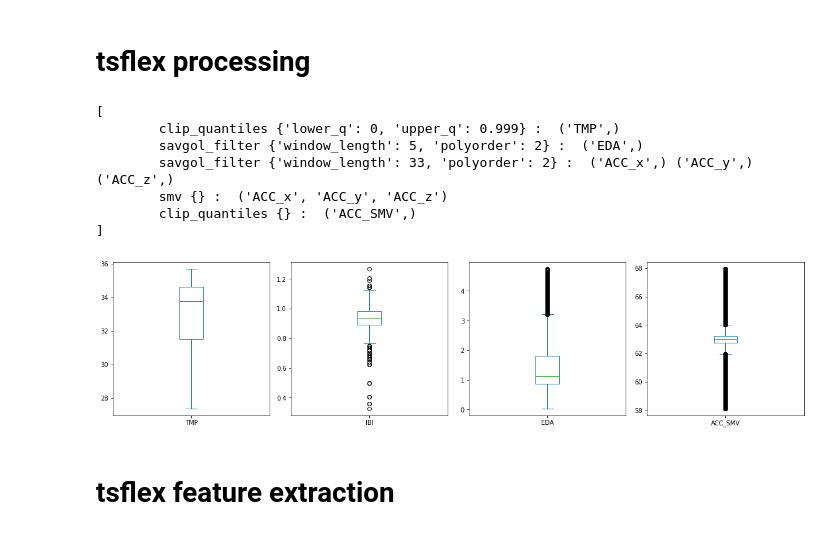
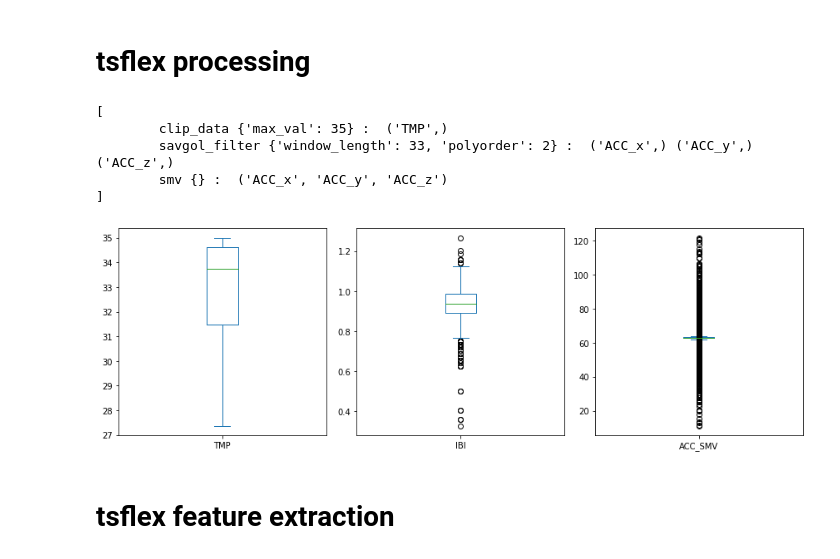
Before and after one commit to predict-idlab/tsflex, a Jupyter notebook: examples/tsflex_paper.ipynb, the cells around one changed output. Cells and saved outputs as stored; diff of their text form; code cells hidden in the pictures.

```diff
--- a/examples/tsflex_paper.ipynb
+++ b/examples/tsflex_paper.ipynb
@@ -18,6 +12,7 @@ data = [df_tmp, df_acc, df_gsr, df_ibi]
 # %%
 from pandas.tseries.frequencies import to_offset
 
+data = [df_tmp, df_acc, df_ibi]
 for df in data:
     print("Time-series:", df.columns.values)
     print(df.shape)
@@ -50,7 +41,8 @@ from plotly.subplots import make_subplots
 
 fig = make_subplots(
     rows=len(data), cols=1, shared_xaxes=True,
-    subplot_titles=[df.columns.values[0].split('_')[0] for df in data]
+    subplot_titles=[df.columns.values[0].split('_')[0] for df in data],
+    vertical_spacing=0.1,
 )
 
 for plot_idx, df in enumerate(data, 1):
@@ -64,5 +56,5 @@ for plot_idx, df in enumerate(data, 1):
 
 fig.update_layout(height=len(data)*200)
 
-fig.show(renderer='iframe')
+fig.show(renderer="png", width=1500)
 # %% [output]
@@ -70,7 +62,7 @@ fig.show(renderer='iframe')
 # %%
 import matplotlib.pyplot as plt
 
-fig, axes = plt.subplots(nrows=1, ncols=4, figsize=(16,4))
+fig, axes = plt.subplots(nrows=1, ncols=3, figsize=(12,4))
 
 for plot_idx, df in enumerate(data):
     df.plot(kind='box', ax=axes[plot_idx])
@@ -82,16 +74,12 @@ These visualizations indicate that some preprocessing might be necessary for the
 # %% [markdown]
 # tsflex processing
 # %%
+import pandas as pd; import numpy as np; from scipy.signal import savgol_filter
 from tsflex.processing import SeriesProcessor, SeriesPipeline
 
-# Import / create the processing functions
-import numpy as np
-from scipy.signal import savgol_filter
-
-def clip_quantiles(sig: pd.Series, lower_q=0.01, upper_q=0.99) -> np.ndarray:
-    # Note that this function induces a data leakage
-    quantile_vals = np.quantile(sig, q=[lower_q, upper_q])
-    return np.clip(sig, *quantile_vals)
+# Create the processing functions
+def clip_data(sig: pd.Series, min_val=None, max_val=None) -> np.ndarray:
+    return np.clip(sig,  a_min=min_val, a_max=max_val)
 
 def smv(*sigs) -> pd.Series:
     sig_prefixes = set(sig.name.split('_')[0] for sig in sigs)
@@ -99,24 +87,20 @@ def smv(*sigs) -> pd.Series:
     return pd.Series(result, index=sigs[0].index, name='|'.join(sig_prefixes)+'_'+'SMV')
 
 # Create the series processors (with their keyword arguments)
-clipper_tmp = SeriesProcessor(clip_quantiles, series_names="TMP", lower_q=0, upper_q=0.999)
-savgol_eda = SeriesProcessor(savgol_filter, "EDA", window_length=5, polyorder=2)
-savgol_acc = SeriesProcessor(savgol_filter, ["ACC_x", "ACC_y", "ACC_z"], window_length=33, polyorder=2)
-smv_processor = SeriesProcessor(smv, ("ACC_x", "ACC_y", "ACC_z"))
-clipper_smv = SeriesProcessor(clip_quantiles, "ACC_SMV")
+tmp_clippper = SeriesProcessor(clip_data, series_names="TMP", max_val=35)
+acc_savgol = SeriesProcessor(
+    savgol_filter, ["ACC_x", "ACC_y", "ACC_z"], window_length=33, polyorder=2
+)
+acc_smv = SeriesProcessor(smv, ("ACC_x", "ACC_y", "ACC_z"))
 
-# Create the series pipeline
-series_pipe = SeriesPipeline(
-    processors=[clipper_tmp, savgol_eda, savgol_acc, smv_processor, clipper_smv]
-)
+# Create the series pipeline & process the data
+series_pipe = SeriesPipeline([tmp_clippper, acc_savgol, acc_smv])
 series_pipe
 # %% [output]
 [
-        clip_quantiles {'lower_q': 0, 'upper_q': 0.999} :  ('TMP',)
-        savgol_filter {'window_length': 5, 'polyorder': 2} :  ('EDA',)
+        clip_data {'max_val': 35} :  ('TMP',)
         savgol_filter {'window_length': 33, 'polyorder': 2} :  ('ACC_x',) ('ACC_y',) ('ACC_z',)
         smv {} :  ('ACC_x', 'ACC_y', 'ACC_z')
-        clip_quantiles {} :  ('ACC_SMV',)
 ]
 # %%
 # Process the data
@@ -124,13 +108,13 @@ out_data = series_pipe.process(data, drop_keys=["ACC_x", "ACC_y", "ACC_z"])
 # %%
 import matplotlib.pyplot as plt
 
-fig, axes = plt.subplots(nrows=1, ncols=4, figsize=(16,4))
+fig, axes = plt.subplots(nrows=1, ncols=3, figsize=(12,4))
 
 for plot_idx, df in enumerate(out_data):
     df.plot(kind='box', ax=axes[plot_idx])
 plt.tight_layout()
 # %% [output]
-[figure, old version]
+[figure, new version]
 # %% [markdown]
 # tsflex feature extraction
 # %%
```
Also changed, not shown: parts of 11 cells of this notebook, 3 other files.
